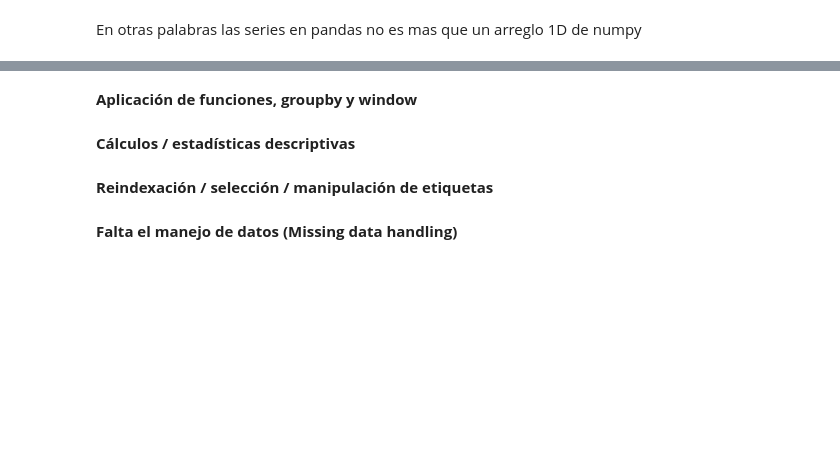
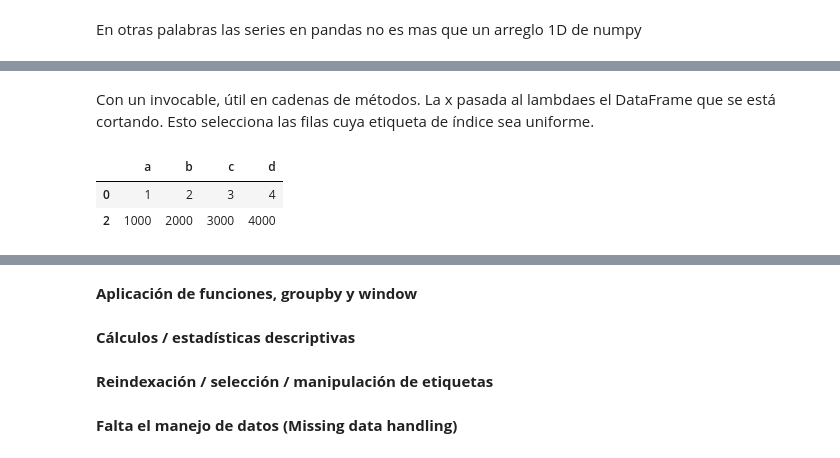
Before and after one commit to andresprogramacion123/ALL-Programacion, a Jupyter notebook: Python/Pandas.ipynb, the cells around one changed output, grey strips where cells are left out. Saved outputs shown, nothing was run; the diff lists cells and outputs as text; code cells hidden in the pictures; blank space fills up the shorter version.

```diff
--- a/Python/Pandas.ipynb
+++ b/Python/Pandas.ipynb
@@ -339,0 +671,8 @@ dtype: float64
+# %% [markdown]
+Con un invocable, útil en cadenas de métodos. La x pasada al lambdaes el DataFrame que se está cortando. Esto selecciona las filas cuya etiqueta de índice sea uniforme.
+# %%
+df.iloc[lambda x: x.index % 2 == 0]
+# %% [output]
+|  | a | b | c | d |
+| 0 | 1 | 2 | 3 | 4 |
+| 2 | 1000 | 2000 | 3000 | 4000 |
```
Also changed, not shown: parts of 141 cells of this notebook, 13 other files.
